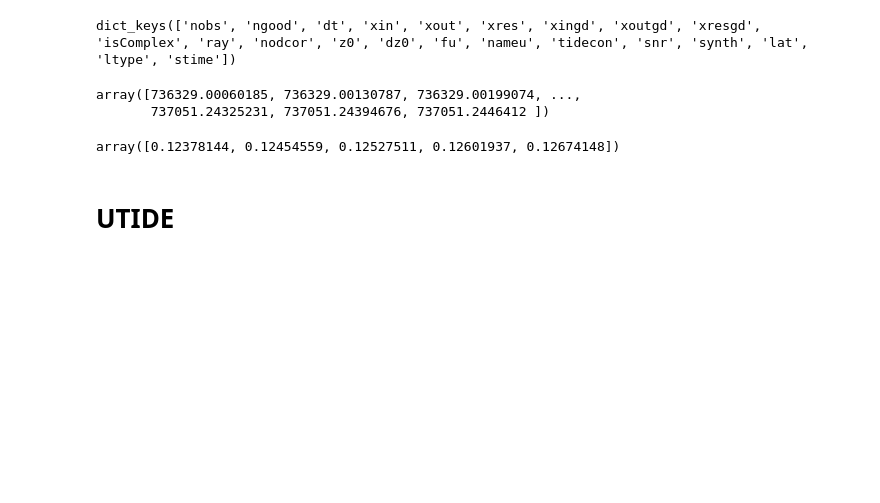
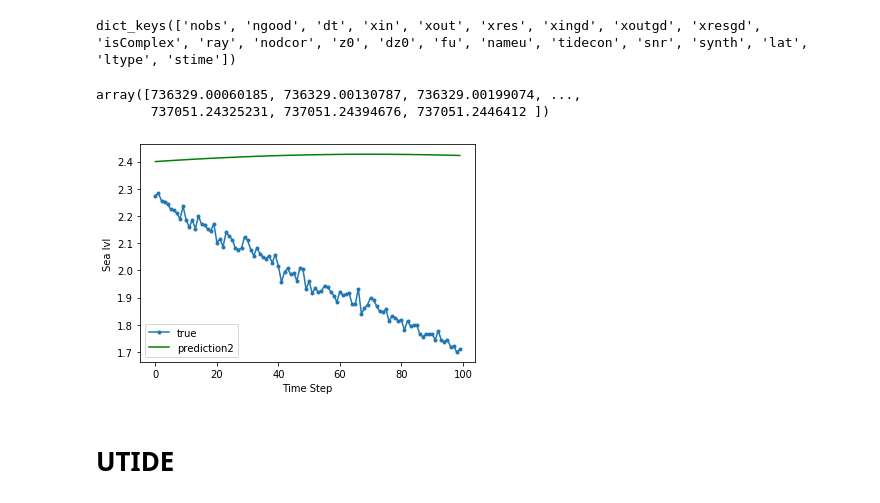
Before and after one commit to killgor/LSTM, a Jupyter notebook: T_Tides.ipynb, the cells around one changed output. Saved outputs shown, nothing was run; the diff lists cells and outputs as text; code cells hidden in the pictures; blank space fills up the shorter version.

```diff
--- a/T_Tides.ipynb
+++ b/T_Tides.ipynb
@@ -104,9 +98,16 @@ array([736329.00060185, 736329.00130787, 736329.00199074, ...,
        737051.24325231, 737051.24394676, 737051.2446412 ])
 # %%
 t_tides_p = ttide.t_predic(dates, out.get("nameu"), out.get("fu"), out.get("tidecon"), lat)
-t_tides_p[:5]
-# %% [output]
-array([0.12378144, 0.12454559, 0.12527511, 0.12601937, 0.12674148])
+# %%
+plt.plot(p.values[:100], marker='.', label="true")
+#plt.plot(tide["h"]+numpy.mean(p.values), 'r', label="prediction")
+plt.plot(t_tides_p[:100] + np.mean(p.values), 'g', label="prediction2")
+plt.ylabel('Sea lvl')
+plt.xlabel('Time Step')
+plt.legend()
+plt.show();
+# %% [output]
+[figure, added]
 # %% [markdown]
 
 
```
Also changed, not shown: parts of 10 cells of this notebook.
